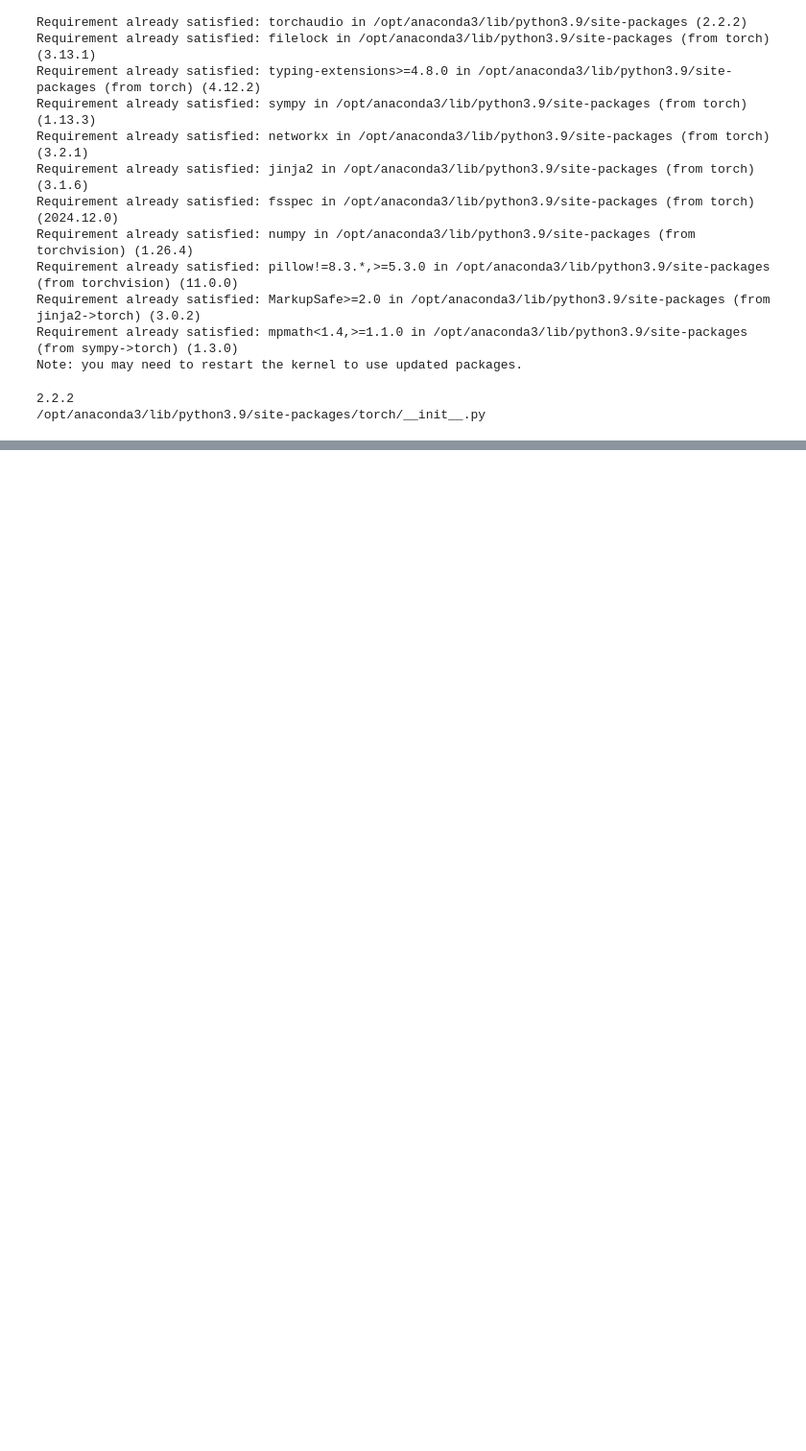
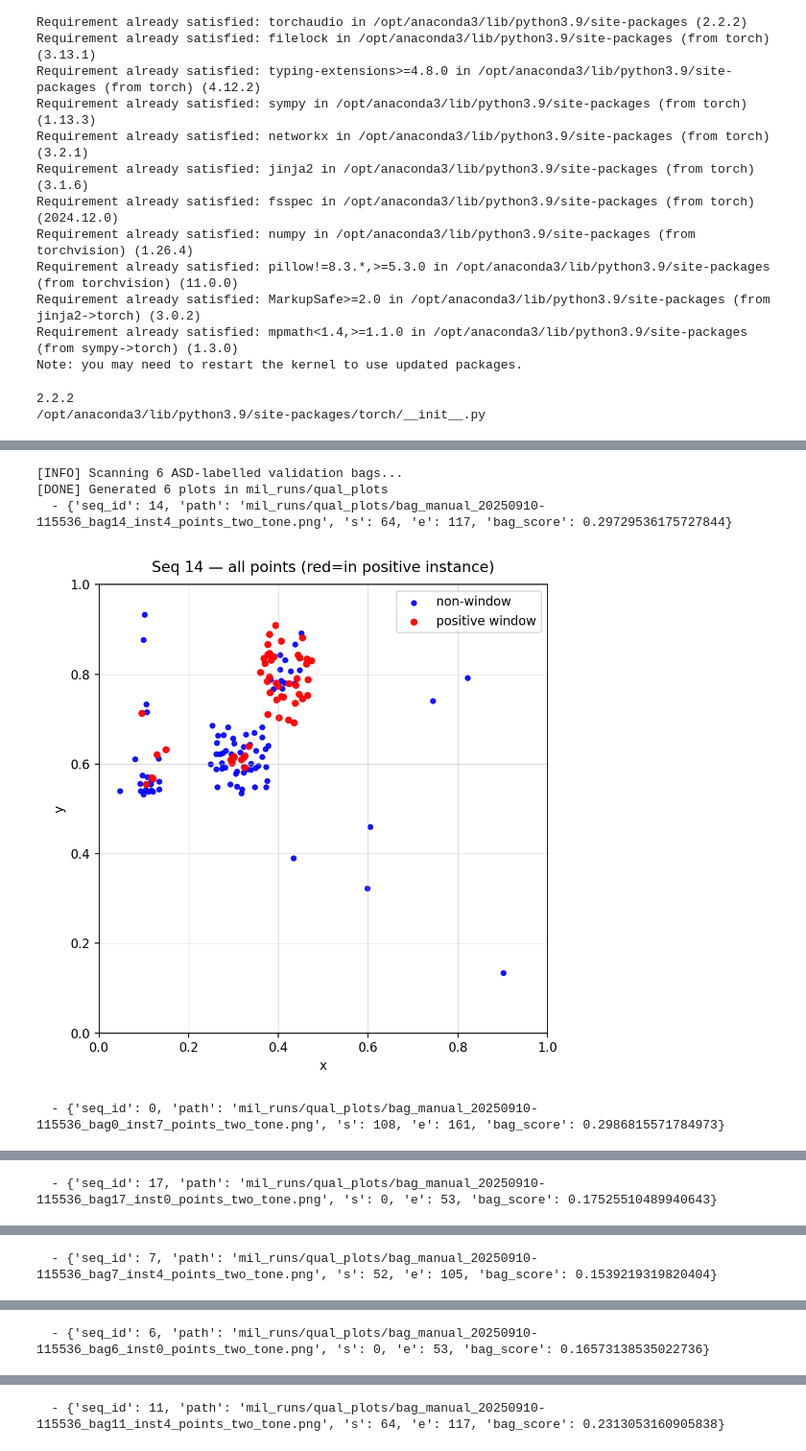
Before and after one commit to mathjams/AAAI26, a Jupyter notebook: main.ipynb, the cells around one changed output, grey strips where cells are left out. Shown at 96% size. Cells and saved outputs as stored; diff of their text form; code cells hidden in the pictures; blank space fills up the shorter version.

```diff
--- a/main.ipynb
+++ b/main.ipynb
@@ -510,0 +521,39 @@ if tp > 0:
+# %%
+import os, importlib, torch
+from copy import deepcopy
+from IPython.display import Image, display
+import evaluater
+importlib.reload(evaluater)
+seq_id=4
+# 1) restore modules from checkpoint (ckpt has state_dicts)
+ckpt = torch.load(best_tpf1_ckpt_path, map_location="cpu")
+encoder_best  = deepcopy(encoder).cpu()
+mil_head_best = deepcopy(mil_head).cpu()
+encoder_best.load_state_dict(ckpt["encoder"], strict=False)
+mil_head_best.load_state_dict(ckpt["mil_head"], strict=False)
+encoder_best.to(device).eval()
+mil_head_best.to(device).eval()
+
+_ = evaluater.plot_all_correct_positive_bags(
+    sequences=sequences,
+    labels_tensor=labels_tensor,
+    val_ids=val_ids,
+    encoder_module=encoder_best,    # or encoder
+    mil_head_module=mil_head_best,  # or mil_head
+    context_length=context_length,
+    stride=slide_stride,
+    device=device,
+    run_dir=run_dir,
+    tag=tag,
+    pad_short=True,
+    k=TOP_K,
+    threshold=0.0,
+    all_ids=all_ids,       # if sequences is indexed differently; else None
+    show_first=8,
+)
+# %% [output]
+[INFO] Scanning 6 ASD-labelled validation bags...
+[DONE] Generated 6 plots in mil_runs/qual_plots
+  - {'seq_id': 14, 'path': 'mil_runs/qual_plots/bag_manual_20250910-115536_bag14_inst4_points_two_tone.png', 's': 64, 'e': 117, 'bag_score': 0.29729536175727844}
+[figure, added]
+  - {'seq_id': 0, 'path': 'mil_runs/qual_plots/bag_manual_20250910-115536_bag0_inst7_points_two_tone.png', 's': 108, 'e': 161, 'bag_score': 0.2986815571784973}
@@ -510,0 +561 @@ if tp > 0:
+  - {'seq_id': 17, 'path': 'mil_runs/qual_plots/bag_manual_20250910-115536_bag17_inst0_points_two_tone.png', 's': 0, 'e': 53, 'bag_score': 0.17525510489940643}
@@ -510,0 +563 @@ if tp > 0:
+  - {'seq_id': 7, 'path': 'mil_runs/qual_plots/bag_manual_20250910-115536_bag7_inst4_points_two_tone.png', 's': 52, 'e': 105, 'bag_score': 0.1539219319820404}
@@ -510,0 +565 @@ if tp > 0:
+  - {'seq_id': 6, 'path': 'mil_runs/qual_plots/bag_manual_20250910-115536_bag6_inst0_points_two_tone.png', 's': 0, 'e': 53, 'bag_score': 0.16573138535022736}
@@ -510,0 +567 @@ if tp > 0:
+  - {'seq_id': 11, 'path': 'mil_runs/qual_plots/bag_manual_20250910-115536_bag11_inst4_points_two_tone.png', 's': 64, 'e': 117, 'bag_score': 0.2313053160905838}
```
Also changed, not shown: parts of 10 cells of this notebook, 8 other files.
